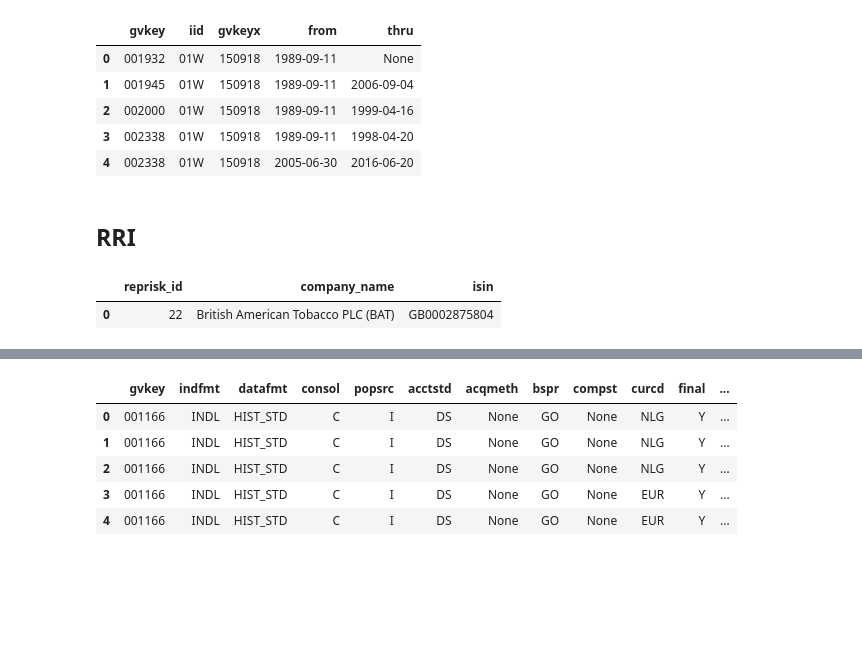
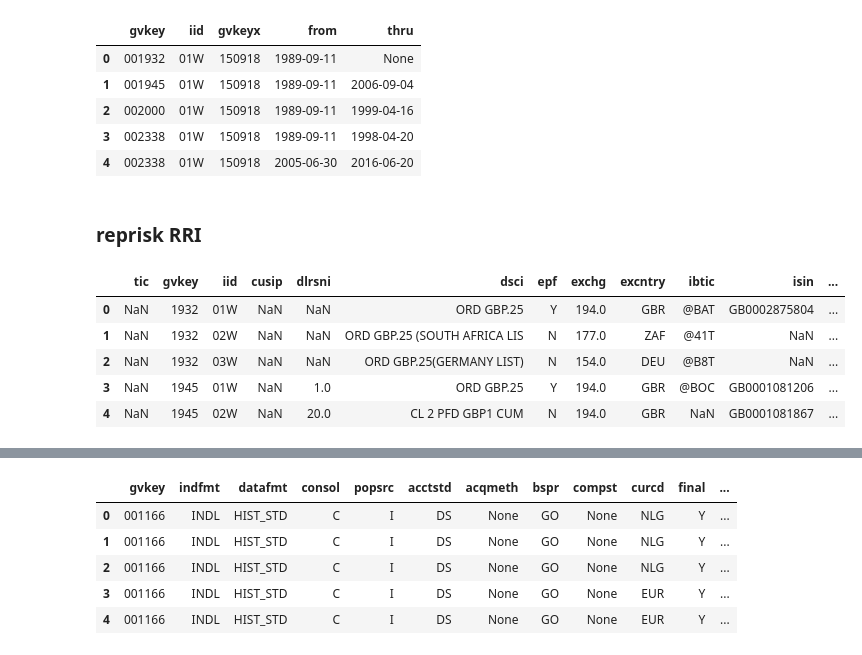
Before and after one commit to 222561/UZH_AssetPricing_Assignment, a Jupyter notebook: Project/data/wrds.ipynb, the cells around one changed output, grey strips where cells are left out. Saved outputs shown, nothing was run; the diff lists cells and outputs as text; code cells hidden in the pictures; blank space fills up the shorter version.

```diff
--- a/Project/data/wrds.ipynb
+++ b/Project/data/wrds.ipynb
@@ -93,9 +44,18 @@ for gvkey in tqdm(sp1200_hist.gvkey):
 # %%
 ids.to_csv("spglobal1200_ids.csv",index=False)
 # %% [markdown]
-## RRI
+### reprisk RRI
 # %%
 ids = pd.read_csv("spglobal1200_ids.csv")
+# %%
+ids.head()
+# %% [output]
+|  | tic | gvkey | iid | cusip | dlrsni | dsci | epf | exchg | excntry | ibtic | isin | ... |
+| 0 | NaN | 1932 | 01W | NaN | NaN | ORD GBP.25 | Y | 194.0 | GBR | @BAT | GB0002875804 | ... |
+| 1 | NaN | 1932 | 02W | NaN | NaN | ORD GBP.25 (SOUTH AFRICA LIS | N | 177.0 | ZAF | @41T | NaN | ... |
+| 2 | NaN | 1932 | 03W | NaN | NaN | ORD GBP.25(GERMANY LIST) | N | 154.0 | DEU | @B8T | NaN | ... |
+| 3 | NaN | 1945 | 01W | NaN | 1.0 | ORD GBP.25 | Y | 194.0 | GBR | @BOC | GB0001081206 | ... |
+| 4 | NaN | 1945 | 02W | NaN | 20.0 | CL 2 PFD GBP1 CUM | N | 194.0 | GBR | NaN | GB0001081867 | ... |
 # %%
 import numpy as np
 # %%
@@ -105,7 +65,4 @@ for isin in tqdm(ids['isin'].unique()):
         tmp = conn.raw_sql("select * from reprisk.v2_wrds_company_lookup where isin = '"+isin+"'")
         repriskids = pd.concat([repriskids,tmp],axis=0)
 # %%
-isin='GB0002875804'
+repriskids.to_csv("repriskids.csv",index=False)
-# %% [output]
-|  | reprisk_id | company_name | isin |
-| 0 | 22 | British American Tobacco PLC (BAT) | GB0002875804 |
```
Also changed, not shown: parts of 23 cells of this notebook.
